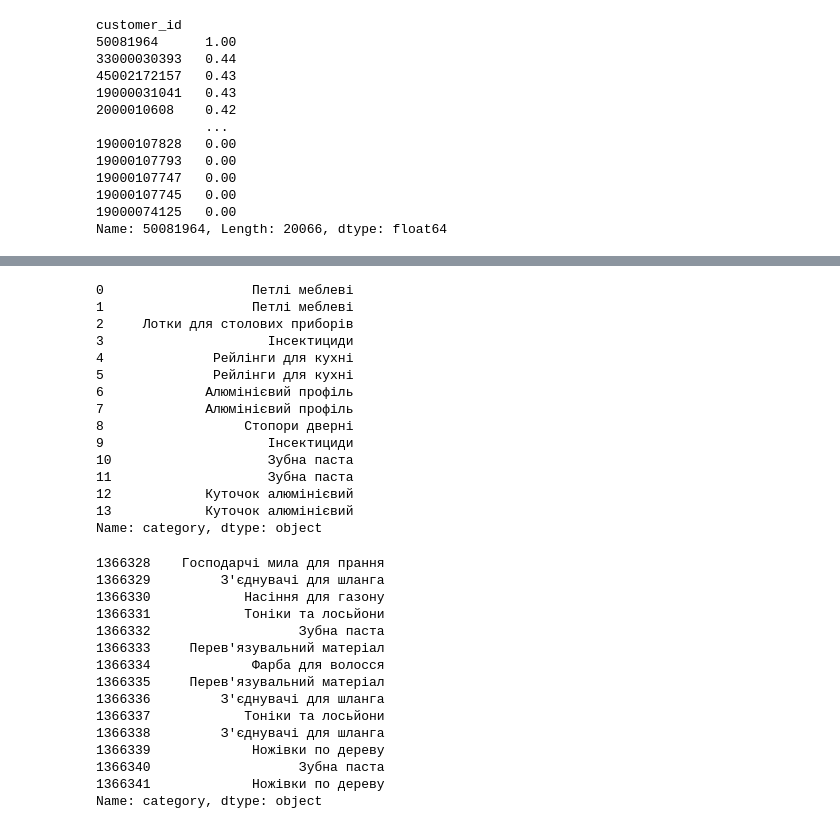
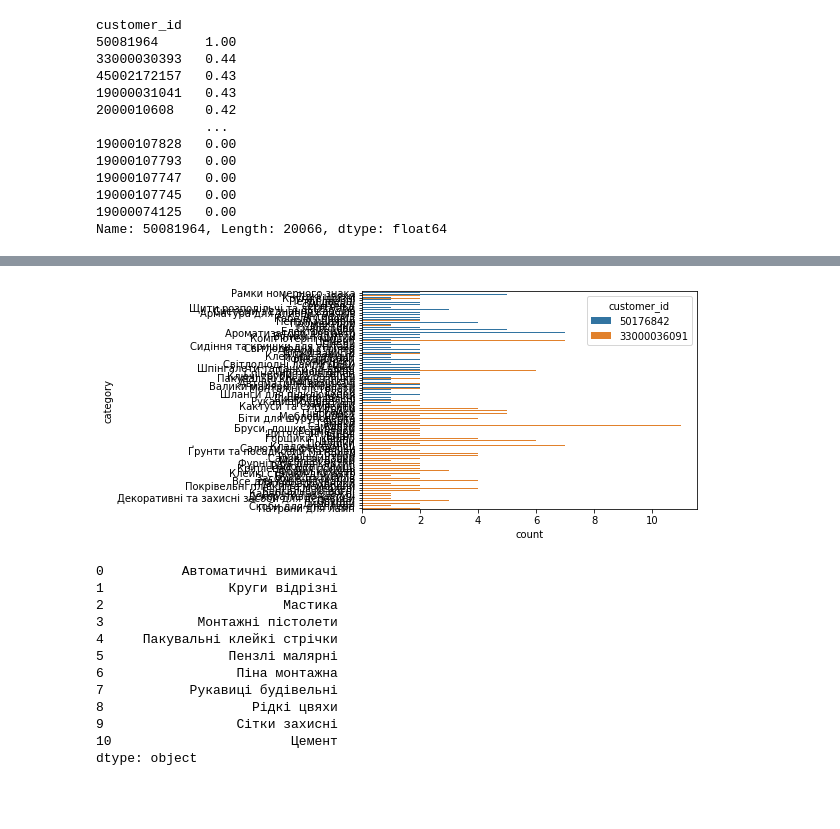
Before and after one commit to denisvivdenko/recommended-system-with-nlp, a Jupyter notebook: recommended_systems.ipynb, the cells around one changed output, grey strips where cells are left out. Drawn from its saved outputs; the diff is of its cells as text; code cells hidden in the pictures; blank space fills up the shorter version.

```diff
--- a/recommended_systems.ipynb
+++ b/recommended_systems.ipynb
@@ -513,36 +550,19 @@ Name: category, dtype: object
 # %%
-df[df["customer_id"] == 50081964]["category"]
+compare_customers([50176842, 33000036091], df)
 # %% [output]
-0                   Петлі меблеві
-1                   Петлі меблеві
-2     Лотки для столових приборів
-3                     Інсектициди
-4              Рейлінги для кухні
-5              Рейлінги для кухні
-6             Алюмінієвий профіль
-7             Алюмінієвий профіль
-8                  Стопори дверні
-9                     Інсектициди
-10                    Зубна паста
-11                    Зубна паста
-12            Куточок алюмінієвий
-13            Куточок алюмінієвий
-Name: category, dtype: object
+[figure, added]
 # %%
-df[df["customer_id"] == 45002172157]["category"]
+find_intersection(50176842, 33000036091, df)
 # %% [output]
-1366328    Господарчі мила для прання
-1366329         З'єднувачі для шланга
-1366330            Насіння для газону
-1366331            Тоніки та лосьйони
-1366332                   Зубна паста
-1366333     Перев'язувальний матеріал
-1366334             Фарба для волосся
-1366335     Перев'язувальний матеріал
-1366336         З'єднувачі для шланга
-1366337            Тоніки та лосьйони
-1366338         З'єднувачі для шланга
-1366339             Ножівки по дереву
-1366340                   Зубна паста
-1366341             Ножівки по дереву
-Name: category, dtype: object
+0          Автоматичні вимикачі
+1                Круги відрізні
+2                       Мастика
+3            Монтажні пістолети
+4     Пакувальні клейкі стрічки
+5                Пензлі малярні
+6                 Піна монтажна
+7           Рукавиці будівельні
+8                   Рідкі цвяхи
+9                 Сітки захисні
+10                       Цемент
+dtype: object
```
Also changed, not shown: parts of 11 cells of this notebook.
